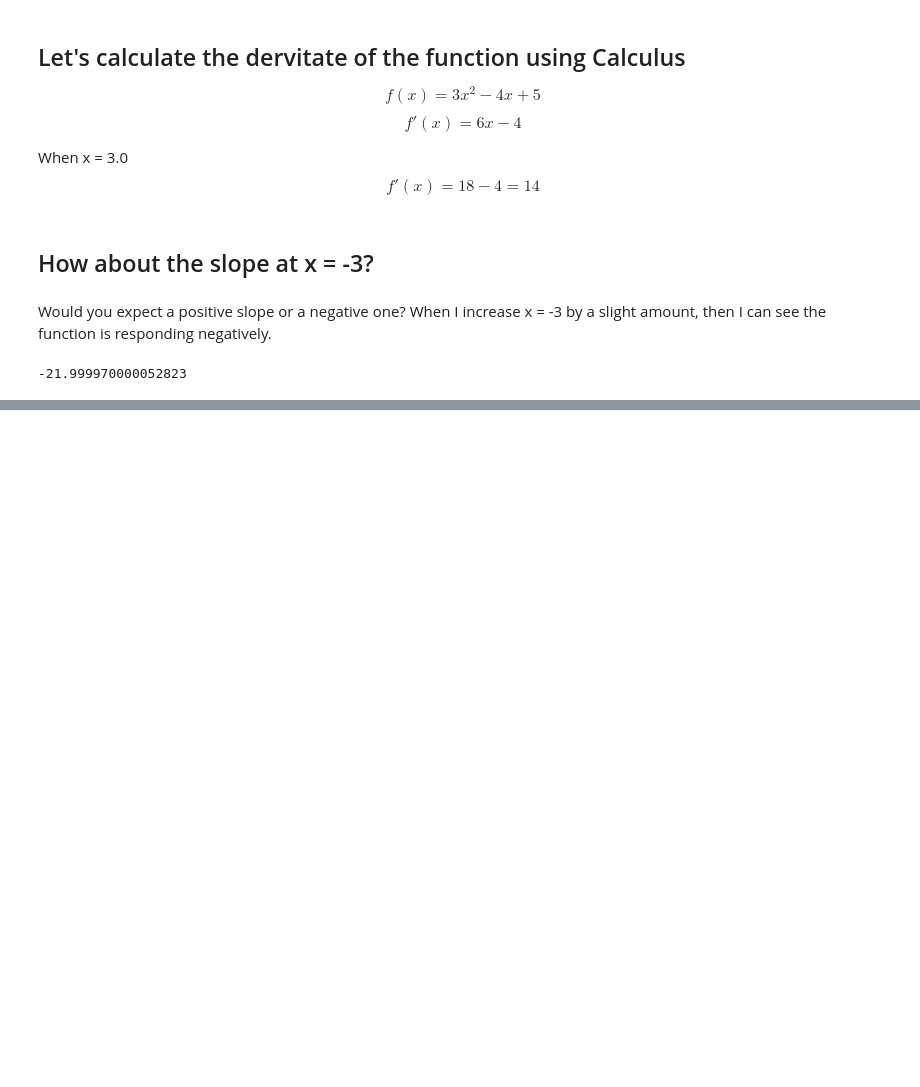
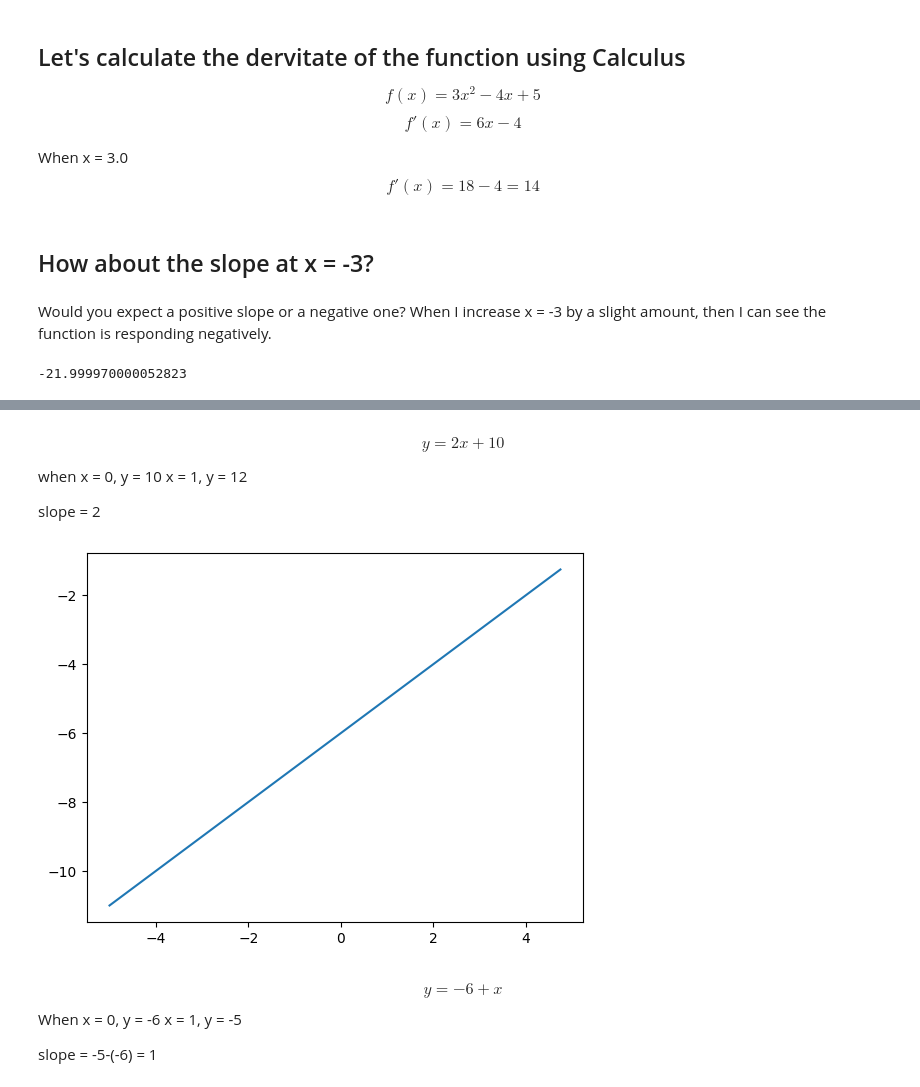
Before and after one commit to srivastavan/skill-building, a Jupyter notebook: andrej-karpathy-Neural Networks-Zero to Hero/lecture-1/lecture-1.ipynb, the cells around one changed output, grey strips where cells are left out. Drawn from its saved outputs; the diff is of its cells as text; code cells hidden in the pictures; blank space fills up the shorter version.

```diff
--- a/andrej-karpathy-Neural Networks-Zero to Hero/lecture-1/lecture-1.ipynb
+++ b/andrej-karpathy-Neural Networks-Zero to Hero/lecture-1/lecture-1.ipynb
@@ -96,0 +150,23 @@ h = 0.00001
+# %% [markdown]
+$$ y = 2x + 10 $$
+
+when x = 0, y = 10
+x = 1, y = 12
+
+slope = 2
+# %%
+## derivative with respect to c
+
+xc = np.arange(-5, 5, 0.25)
+d = a*b + xc ## -6 + x
+
+plt.plot(xc, d)
+plt.show()
+# %% [output]
+[figure, added]
+# %% [markdown]
+$$ y = -6 + x $$
+When x = 0, y = -6
+x = 1, y = -5
+
+slope = -5-(-6) = 1
```
Also changed, not shown: parts of 34 cells of this notebook.
